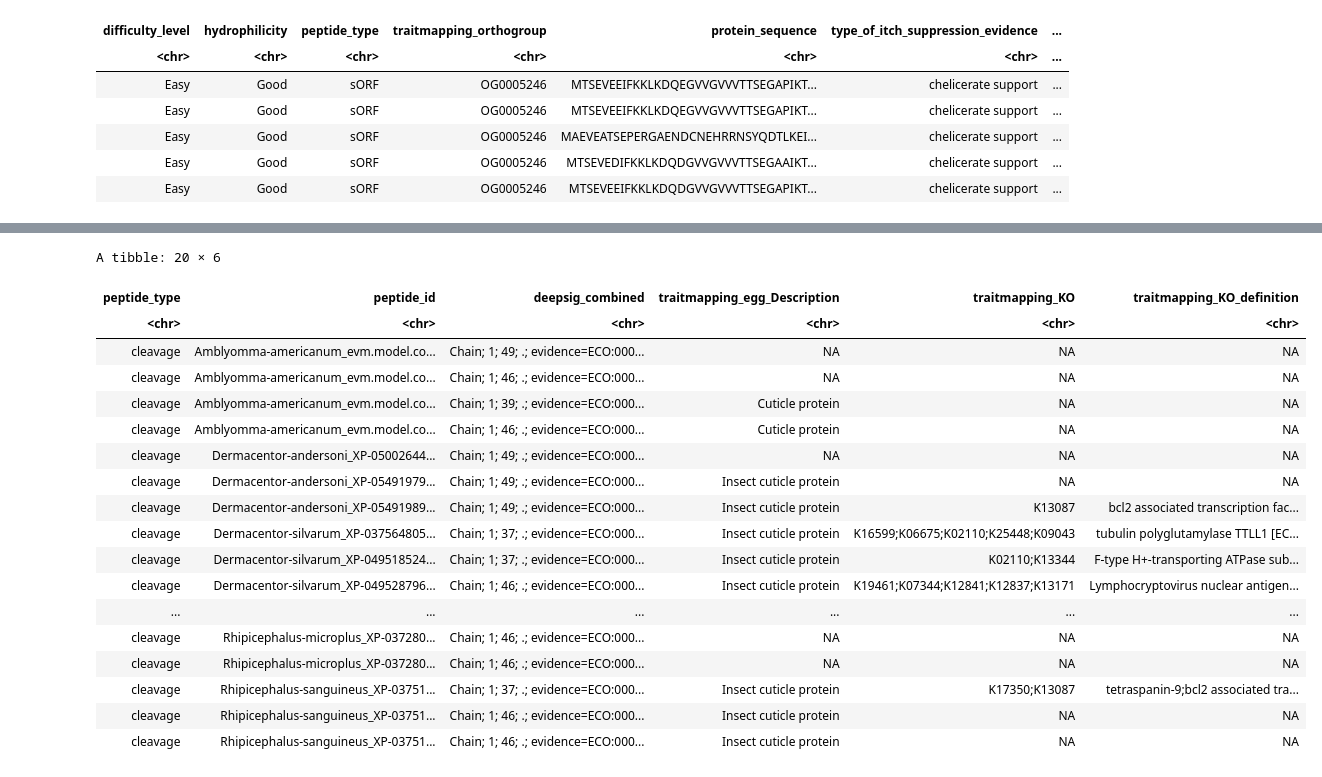
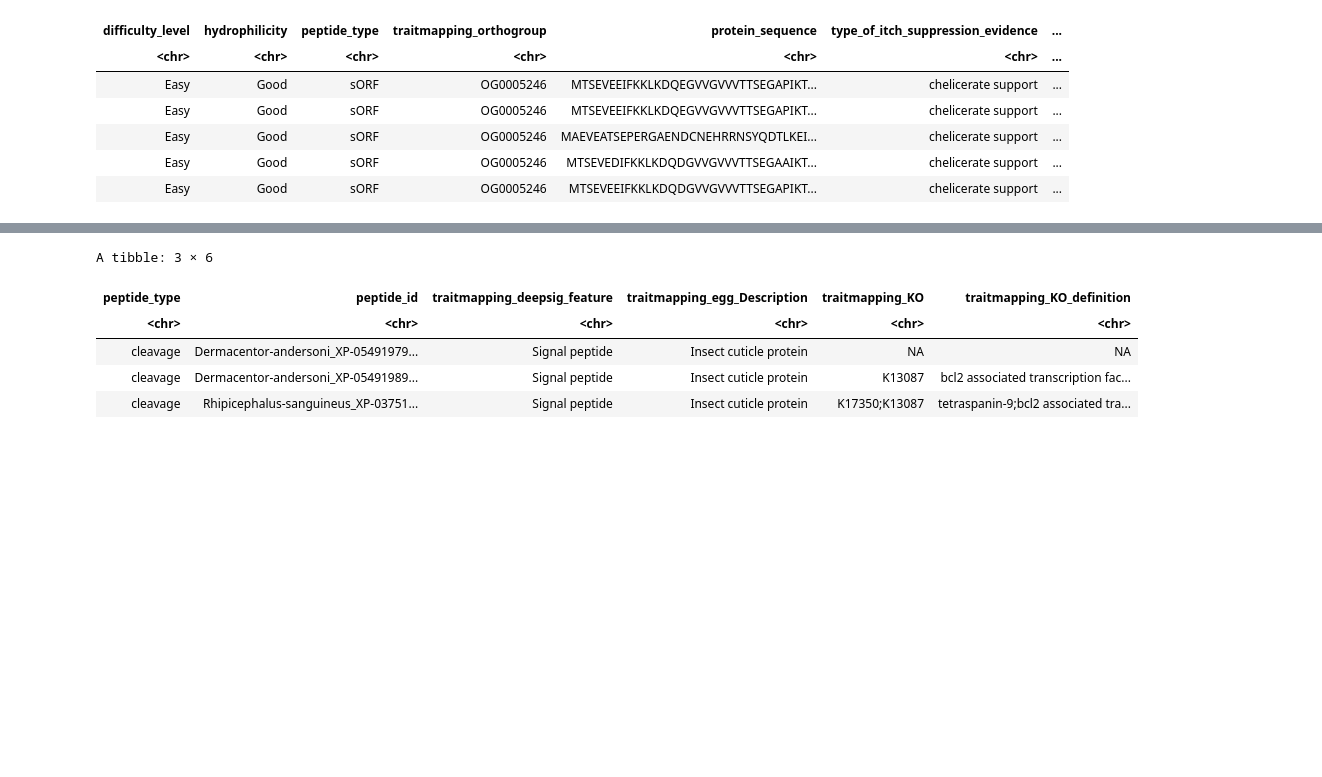
Before and after one commit to Arcadia-Science/2024-chelicerate-phylogenomics-peptides, a Jupyter notebook: notebooks/20240418-peptides-into-pools.ipynb, the cells around one changed output, grey strips where cells are left out. Drawn from its saved outputs; the diff is of its cells as text; code cells hidden in the pictures; blank space fills up the shorter version.

Commit message:
update filtering

```diff
--- a/notebooks/20240418-peptides-into-pools.ipynb
+++ b/notebooks/20240418-peptides-into-pools.ipynb
@@ -420,29 +371,17 @@ A tibble: 20 × 9
 # %%
 # look at annotation information
 predictions %>%
+  filter(traitmapping_deepsig_feature == "Signal peptide") %>%
   filter(traitmapping_orthogroup == "OG0007769") %>%
   filter(difficulty_level %in% c("Easy", "Medium")) %>%
-  select(peptide_type, peptide_id, starts_with("deepsig"), traitmapping_egg_Description, traitmapping_KO, traitmapping_KO_definition)
+  select(peptide_type, peptide_id, traitmapping_deepsig_feature, traitmapping_egg_Description, traitmapping_KO, traitmapping_KO_definition)
 # %% [output]
-A tibble: 20 × 6
+A tibble: 3 × 6
-| peptide_type | peptide_id | deepsig_combined | traitmapping_egg_Description | traitmapping_KO | traitmapping_KO_definition |
+| peptide_type | peptide_id | traitmapping_deepsig_feature | traitmapping_egg_Description | traitmapping_KO | traitmapping_KO_definition |
 | <chr> | <chr> | <chr> | <chr> | <chr> | <chr> |
-| cleavage | Amblyomma-americanum_evm.model.co... | Chain; 1; 49; .; evidence=ECO:000... | NA | NA | NA |
-| cleavage | Amblyomma-americanum_evm.model.co... | Chain; 1; 46; .; evidence=ECO:000... | NA | NA | NA |
-| cleavage | Amblyomma-americanum_evm.model.co... | Chain; 1; 39; .; evidence=ECO:000... | Cuticle protein | NA | NA |
-| cleavage | Amblyomma-americanum_evm.model.co... | Chain; 1; 46; .; evidence=ECO:000... | Cuticle protein | NA | NA |
-| cleavage | Dermacentor-andersoni_XP-05002644... | Chain; 1; 49; .; evidence=ECO:000... | NA | NA | NA |
-| cleavage | Dermacentor-andersoni_XP-05491979... | Chain; 1; 49; .; evidence=ECO:000... | Insect cuticle protein | NA | NA |
-| cleavage | Dermacentor-andersoni_XP-05491989... | Chain; 1; 49; .; evidence=ECO:000... | Insect cuticle protein | K13087 | bcl2 associated transcription fac... |
-| cleavage | Dermacentor-silvarum_XP-037564805... | Chain; 1; 37; .; evidence=ECO:000... | Insect cuticle protein | K16599;K06675;K02110;K25448;K09043 | tubulin polyglutamylase TTLL1 [EC... |
-| cleavage | Dermacentor-silvarum_XP-049518524... | Chain; 1; 37; .; evidence=ECO:000... | Insect cuticle protein | K02110;K13344 | F-type H+-transporting ATPase sub... |
-| cleavage | Dermacentor-silvarum_XP-049528796... | Chain; 1; 46; .; evidence=ECO:000... | Insect cuticle protein | K19461;K07344;K12841;K12837;K13171 | Lymphocryptovirus nuclear antigen... |
-| ... | ... | ... | ... | ... | ... |
-| cleavage | Rhipicephalus-microplus_XP-037280... | Chain; 1; 46; .; evidence=ECO:000... | NA | NA | NA |
-| cleavage | Rhipicephalus-microplus_XP-037280... | Chain; 1; 46; .; evidence=ECO:000... | NA | NA | NA |
-| cleavage | Rhipicephalus-sanguineus_XP-03751... | Chain; 1; 37; .; evidence=ECO:000... | Insect cuticle protein | K17350;K13087 | tetraspanin-9;bcl2 associated tra... |
-| cleavage | Rhipicephalus-sanguineus_XP-03751... | Chain; 1; 46; .; evidence=ECO:000... | Insect cuticle protein | NA | NA |
-| cleavage | Rhipicephalus-sanguineus_XP-03751... | Chain; 1; 46; .; evidence=ECO:000... | Insect cuticle protein | NA | NA |
+| cleavage | Dermacentor-andersoni_XP-05491979... | Signal peptide | Insect cuticle protein | NA | NA |
+| cleavage | Dermacentor-andersoni_XP-05491989... | Signal peptide | Insect cuticle protein | K13087 | bcl2 associated transcription fac... |
+| cleavage | Rhipicephalus-sanguineus_XP-03751... | Signal peptide | Insect cuticle protein | K17350;K13087 | tetraspanin-9;bcl2 associated tra... |
 # %% [markdown]
 ## POOL 4 (7 peptides)
 
```
Also changed, not shown: parts of 26 cells of this notebook.
